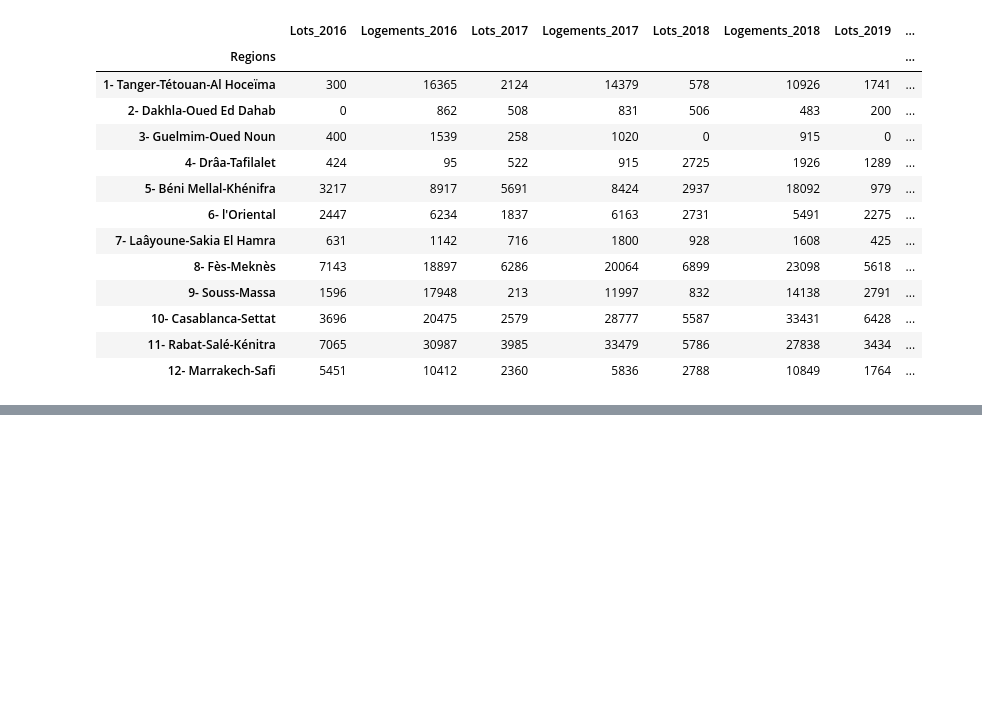
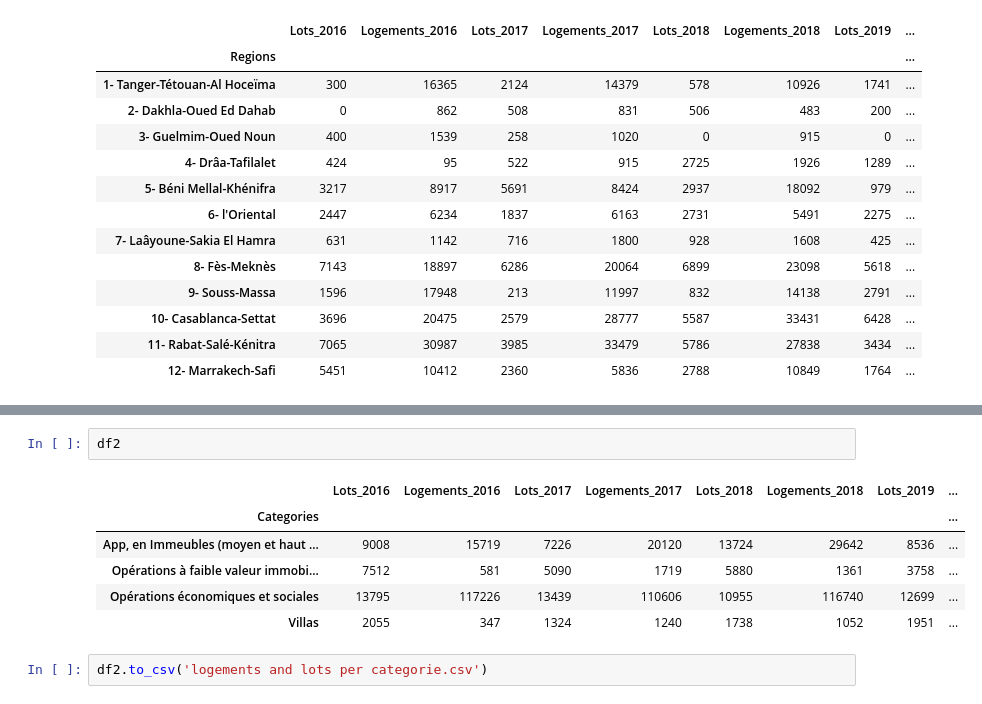
Before and after one commit to OuahibSalma/Dashboard_habitat-units, a Jupyter notebook: dataset viz.ipynb, the cells around one changed output, grey strips where cells are left out. Drawn from its saved outputs; the diff is of its cells as text; blank space fills up the shorter version.

```diff
--- a/dataset viz.ipynb
+++ b/dataset viz.ipynb
@@ -228,0 +235,11 @@ show(p)
+# %%
+df2
+# %% [output]
+|  | Lots_2016 | Logements_2016 | Lots_2017 | Logements_2017 | Lots_2018 | Logements_2018 | Lots_2019 | ... |
+| Categories |  |  |  |  |  |  |  | ... |
+| App, en Immeubles (moyen et haut ... | 9008 | 15719 | 7226 | 20120 | 13724 | 29642 | 8536 | ... |
+| Opérations à faible valeur immobi... | 7512 | 581 | 5090 | 1719 | 5880 | 1361 | 3758 | ... |
+| Opérations économiques et sociales | 13795 | 117226 | 13439 | 110606 | 10955 | 116740 | 12699 | ... |
+| Villas | 2055 | 347 | 1324 | 1240 | 1738 | 1052 | 1951 | ... |
+# %%
+df2.to_csv('logements and lots per categorie.csv')
```
Also changed, not shown: parts of 16 cells of this notebook, 4 other files.
